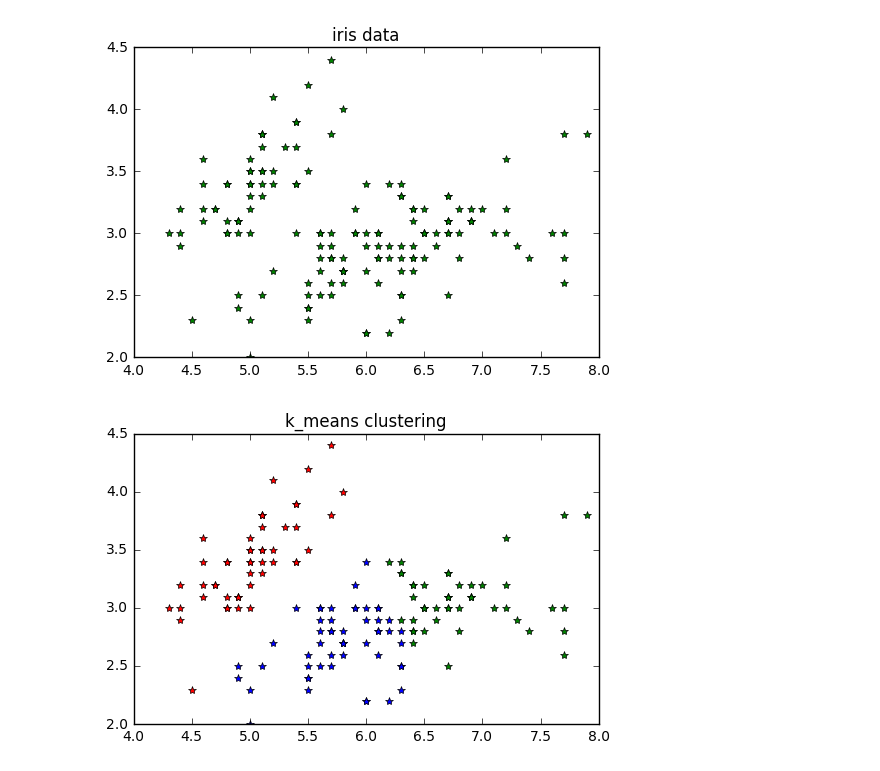
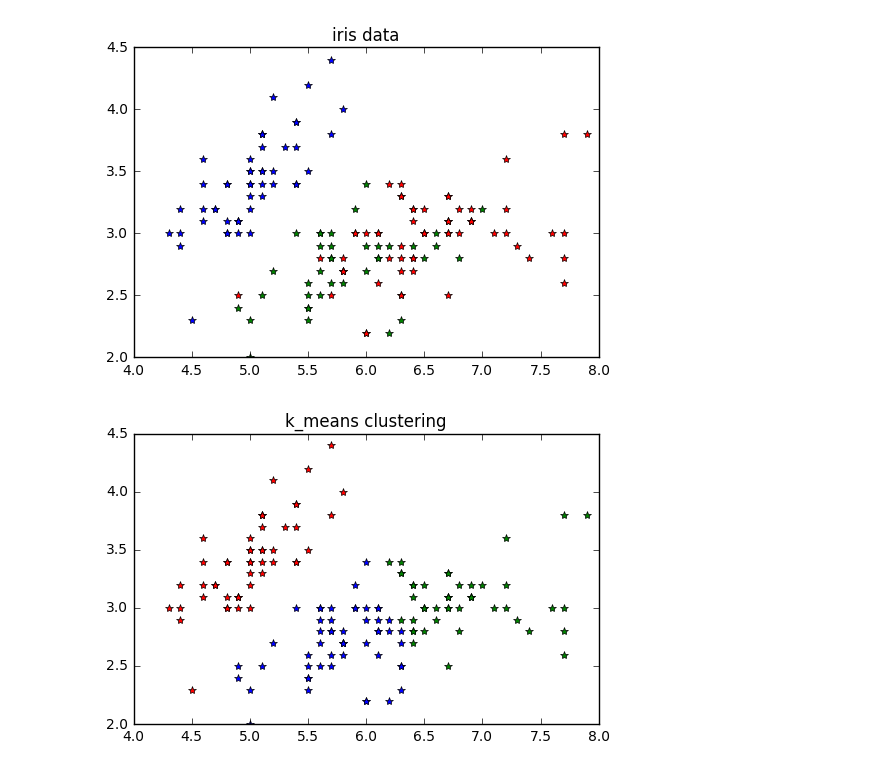
Before and after one commit to Ananaskelly/data_analysis_course_hw, a Jupyter notebook: sem_2/task260318/sp_cls.ipynb, the cells around one changed output. Saved outputs shown, nothing was run; the diff lists cells and outputs as text; code cells hidden in the pictures.

```diff
--- a/sem_2/task260318/sp_cls.ipynb
+++ b/sem_2/task260318/sp_cls.ipynb
@@ -10,10 +10,14 @@ iris = datasets.load_iris()
 X = iris.data[:, :2]
 y = iris.target
 # %%
+clusters_num = 3
+col = ['b*', 'g*', 'r*', 'c*', 'm*', 'y*', 'k*', 'w*']
+
 plt.figure(1)
 plt.title("iris data")
-plt.plot(X[:, 0], X[:, 1], 'g*')
+for i in range(clusters_num):
+    plt.plot(X[y == i, 0], X[y == i, 1], col[i])
 plt.show()
 # %% [output]
-[figure, old version]
+[figure, new version]
 # %%
```
Also changed, not shown: parts of 1 cell of this notebook.
